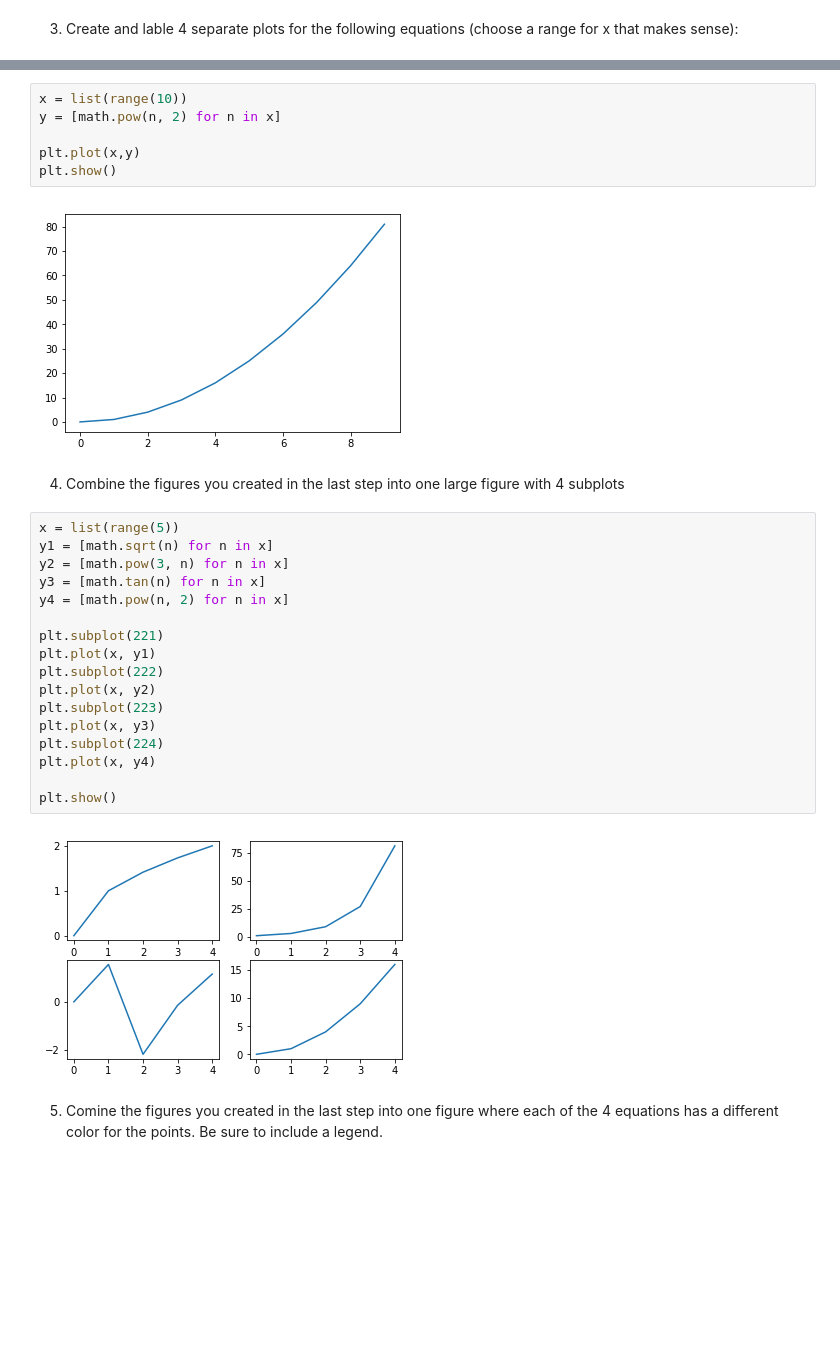
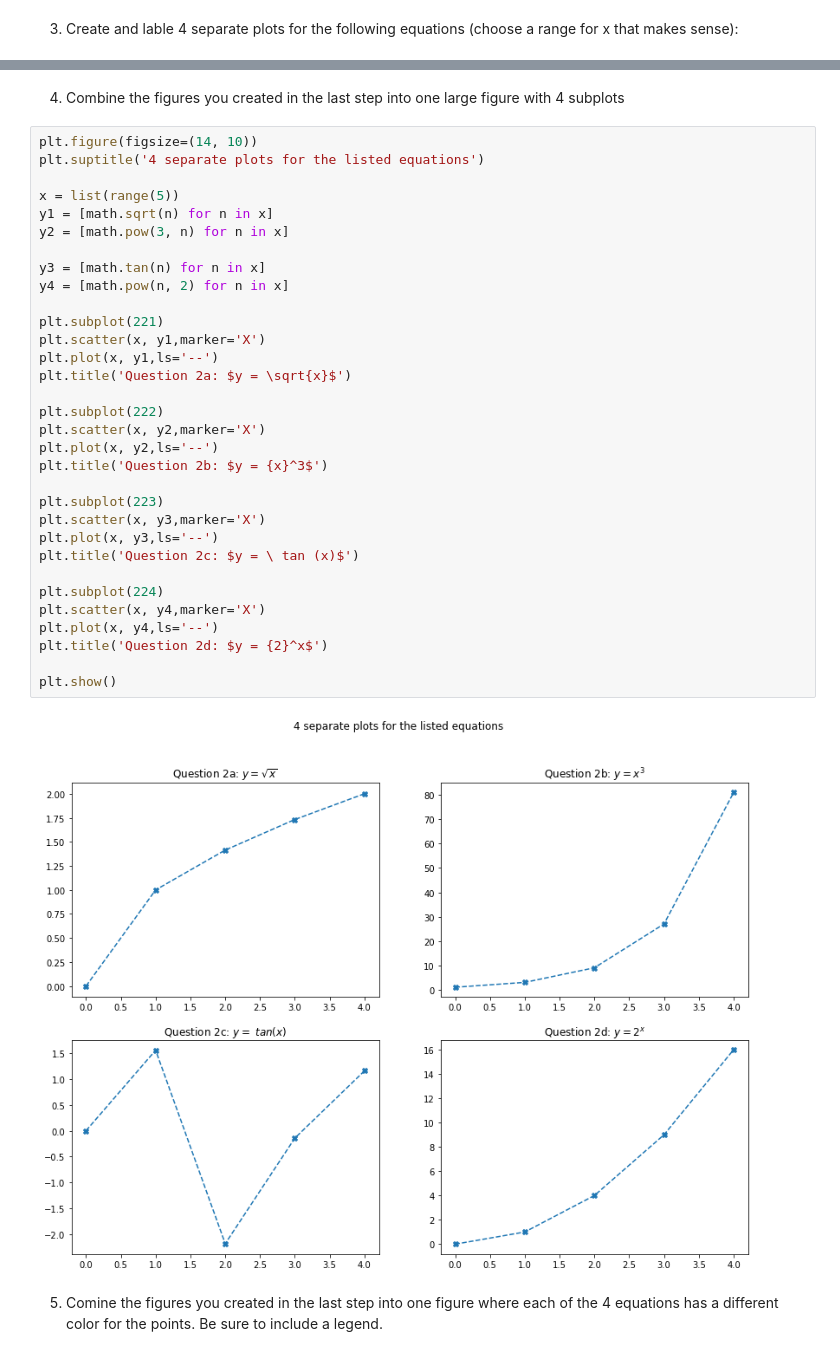
Before and after one commit to escalante-eric/python-exercises, a Jupyter notebook: 4.6_matplotlib_exercises.ipynb, the cells around one changed output, grey strips where cells are left out. Cells and saved outputs as stored; diff of their text form; blank space fills up the shorter version.

```diff
--- a/4.6_matplotlib_exercises.ipynb
+++ b/4.6_matplotlib_exercises.ipynb
@@ -57,32 +97,39 @@ plt.show()
-# %%
-x = list(range(10))
-y = [math.pow(n, 2) for n in x]
-
-plt.plot(x,y)
-plt.show()
-# %% [output]
-[figure, removed]
 # %% [markdown]
 4. Combine the figures you created in the last step into one large figure with 4 subplots
 # %%
+plt.figure(figsize=(14, 10))
+plt.suptitle('4 separate plots for the listed equations')
+
 x = list(range(5))
 y1 = [math.sqrt(n) for n in x]
 y2 = [math.pow(3, n) for n in x]
+
 y3 = [math.tan(n) for n in x]
 y4 = [math.pow(n, 2) for n in x]
 
 plt.subplot(221)
-plt.plot(x, y1)
+plt.scatter(x, y1,marker='X')
+plt.plot(x, y1,ls='--')
+plt.title('Question 2a: $y = \sqrt{x}$')
+
 plt.subplot(222)
-plt.plot(x, y2)
+plt.scatter(x, y2,marker='X')
+plt.plot(x, y2,ls='--')
+plt.title('Question 2b: $y = {x}^3$')
+
 plt.subplot(223)
-plt.plot(x, y3)
+plt.scatter(x, y3,marker='X')
+plt.plot(x, y3,ls='--')
+plt.title('Question 2c: $y = \ tan (x)$')
+
 plt.subplot(224)
-plt.plot(x, y4)
+plt.scatter(x, y4,marker='X')
+plt.plot(x, y4,ls='--')
+plt.title('Question 2d: $y = {2}^x$')
 
 plt.show()
 # %% [output]
-[figure, old version]
+[figure, new version]
 # %% [markdown]
 5. Comine the figures you created in the last step into one figure where each of the 4 equations has a different color for the points. Be sure to include a legend.
 # %%
```
Also changed, not shown: parts of 8 cells of this notebook.
